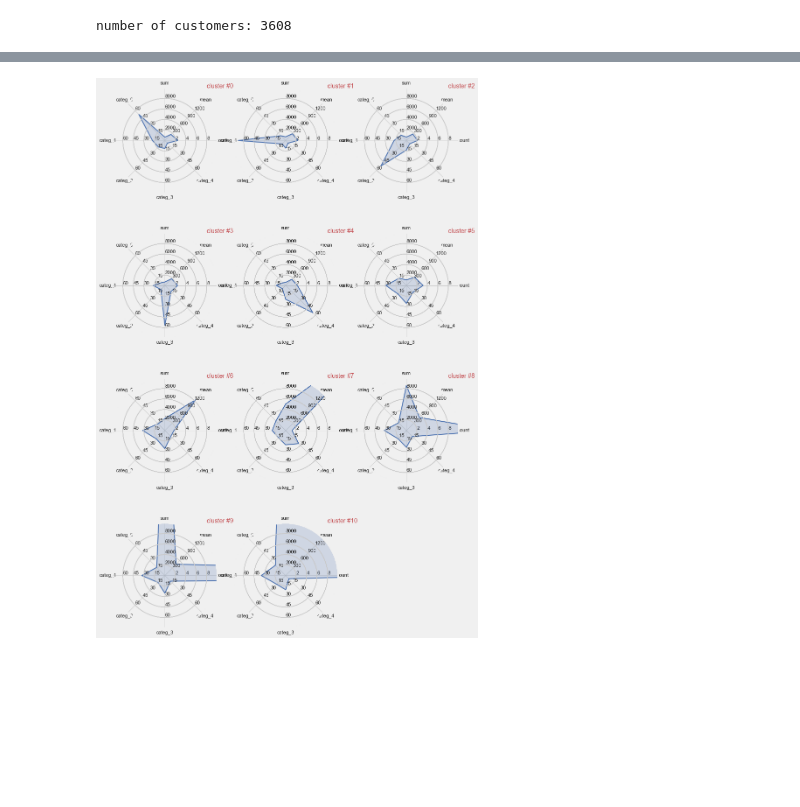
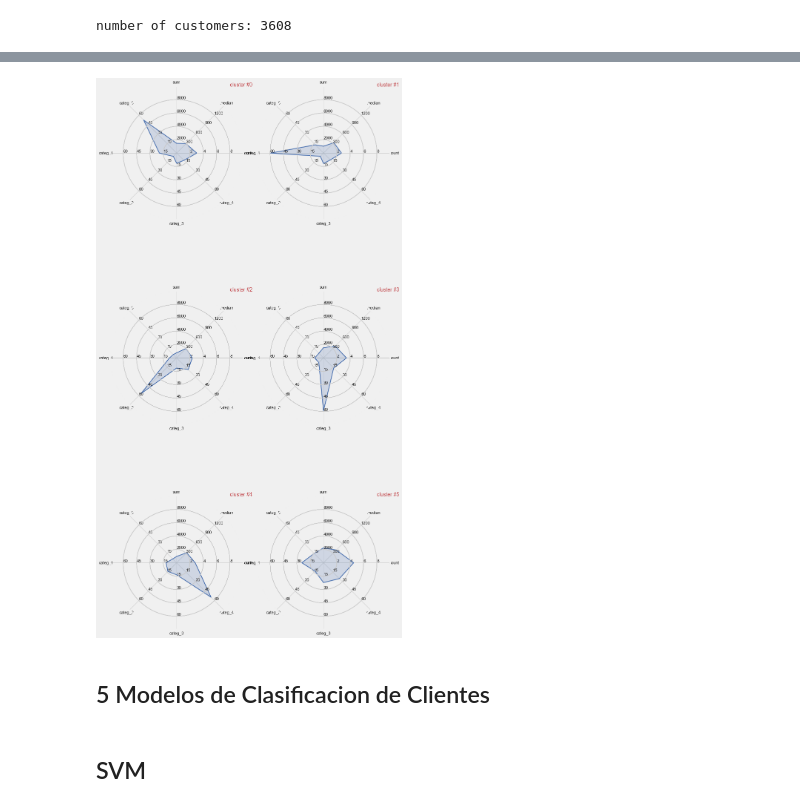
Before and after one commit to taicoding/SegmentacionClientes, a Jupyter notebook: Ejemplo de Segmentación de Clientes.ipynb, the cells around one changed output, grey strips where cells are left out. Cells and saved outputs as stored; diff of their text form; code cells hidden in the pictures; blank space fills up the shorter version.

```diff
--- a/Ejemplo de Segmentación de Clientes.ipynb
+++ b/Ejemplo de Segmentación de Clientes.ipynb
@@ -1024,8 +1062,8 @@ plt.legend(loc='best', fontsize = 13);
 # %%
-n_clusters = 11
-kmeans = KMeans(init='k-means++', n_clusters = n_clusters, n_init=100)
+n_clusters = 6
+kmeans = KMeans(init='k-means++', n_clusters = n_clusters, n_init=30)
 kmeans.fit(scaled_matrix)
 clusters_clients = kmeans.predict(scaled_matrix)
 silhouette_avg = silhouette_score(scaled_matrix, clusters_clients)
-print('score de silhouette: {:<.3f}'.format(silhouette_avg))
+print("Para n_clusters =", n_clusters, "Promedio silhouette_score :", silhouette_avg)
 # %% [output]
@@ -1038,5 +1076,5 @@ pd.DataFrame(pd.Series(clusters_clients).value_counts(), columns = ['nb. de clie
 # %%
-pca = PCA(n_components=6)
+pca = PCA(n_components=5)
 matrix_3D = pca.fit_transform(scaled_matrix)
 mat = pd.DataFrame(matrix_3D)
 mat['cluster'] = pd.Series(clusters_clients)
@@ -1050,12 +1088,12 @@ LABEL_COLOR_MAP = {0:'r', 1:'tan', 2:'b', 3:'k', 4:'c', 5:'g', 6:'deeppink', 7:'
                    10:'yellow', 11:'tomato', 12:'seagreen'}
 label_color = [LABEL_COLOR_MAP[l] for l in mat['cluster']]
 
-fig = plt.figure(figsize = (12,10))
+fig = plt.figure(figsize = (15,30))
 increment = 0
-for ix in range(6):
-    for iy in range(ix+1, 6):
+for ix in range(4):
+    for iy in range(ix+1, 4):
         increment += 1
-        ax = fig.add_subplot(4,3,increment)
+        ax = fig.add_subplot(5,2,increment)
         ax.scatter(mat[ix], mat[iy], c= label_color, alpha=0.5)
         plt.ylabel('PCA {}'.format(iy+1), fontsize = 12)
         plt.xlabel('PCA {}'.format(ix+1), fontsize = 12)
@@ -1064,8 +1102,8 @@ for ix in range(6):
         ax.spines['right'].set_visible(False)
         ax.spines['top'].set_visible(False)
 
-        if increment == 12: break
-    if increment == 12: break
+        if increment == 6: break
+    if increment == 6: break
 
 
 comp_handler = []
@@ -1106,7 +1144,7 @@ merged_df = merged_df.sort_values('sum')
 number of customers: 3608
 # %%
 lst_index = []
-for i in range(5):
+for i in range(4):
     column = 'categ_{}'.format(i)
     lst_index.append(merged_df[merged_df[column] > 45].index.values[0])
 
@@ -1115,6 +1153,5 @@ lst_index_reordered += [ s for s in merged_df.index if s not in lst_index]
 
 merged_df = merged_df.reindex(index = lst_index_reordered)
 merged_df = merged_df.reset_index(drop = False)
-display(merged_df[['cluster', 'count', 'min', 'max', 'mean', 'sum', 'categ_0',
-                   'categ_1', 'categ_2', 'categ_3', 'categ_4', 'size']])
+display(merged_df[['count','min','max','median','categ_0','categ_1','categ_2','categ_3','categ_4', 'size']])
 # %% [output]
@@ -1183,26 +1215,28 @@ class RadarChart():
     def title(self, title, *args, **kw):
         self.ax.text(0.9, 1, title, transform = self.ax.transAxes, *args, **kw)
 # %%
-fig = plt.figure(figsize=(10,12))
+fig = plt.figure(figsize=(10,20))
 
-attributes = ['count', 'mean', 'sum', 'categ_0', 'categ_1', 'categ_2', 'categ_3', 'categ_4']
+attributes = ['count','median','sum','categ_0','categ_1','categ_2','categ_3','categ_4']
 ranges = [[0.01, 10], [0.01, 1500], [0.01, 10000], [0.01, 75], [0.01, 75], [0.01, 75], [0.01, 75], [0.01, 75]]
 index  = [0, 1, 2, 3, 4, 5, 6, 7, 8, 9, 10, 11, 12]
 
-n_groups = n_clusters ; i_cols = 3
+n_groups = n_clusters ; i_cols = 2
 i_rows = n_groups//i_cols
 size_x, size_y = (1/i_cols), (1/i_rows)
 
 for ind in range(n_clusters):
-    ix = ind%3 ; iy = i_rows - ind//3
+    ix = ind%2 ; iy = i_rows - ind//2
     pos_x = ix*(size_x + 0.05) ; pos_y = iy*(size_y + 0.05)
     location = [pos_x, pos_y]  ; sizes = [size_x, size_y]
 
     data = np.array(merged_df.loc[index[ind], attributes])
     radar = RadarChart(fig, location, sizes, attributes, ranges)
     radar.plot(data, color = 'b', linewidth=2.0)
     radar.fill(data, alpha = 0.2, color = 'b')
     radar.title(title = 'cluster #{}'.format(index[ind]), color = 'r')
     ind += 1
 # %% [output]
-[figure, old version]
+[figure, new version]
+# %% [markdown]
+## 5 Modelos de Clasificacion de Clientes
@@ -1208,0 +1272,2 @@ for ind in range(n_clusters):
+# %% [markdown]
+## SVM
```
Also changed, not shown: parts of 66 cells of this notebook, 1 other file.
